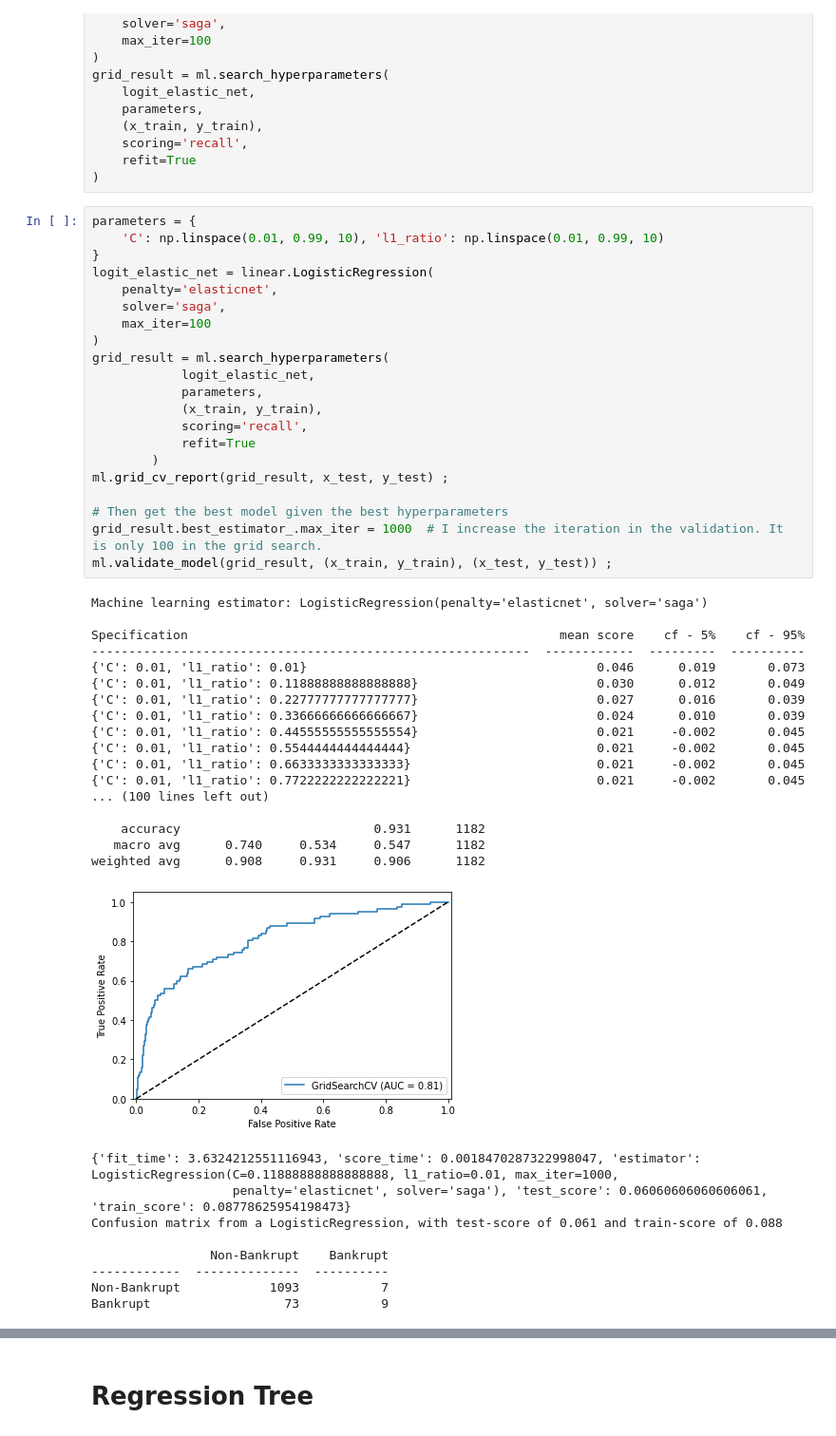
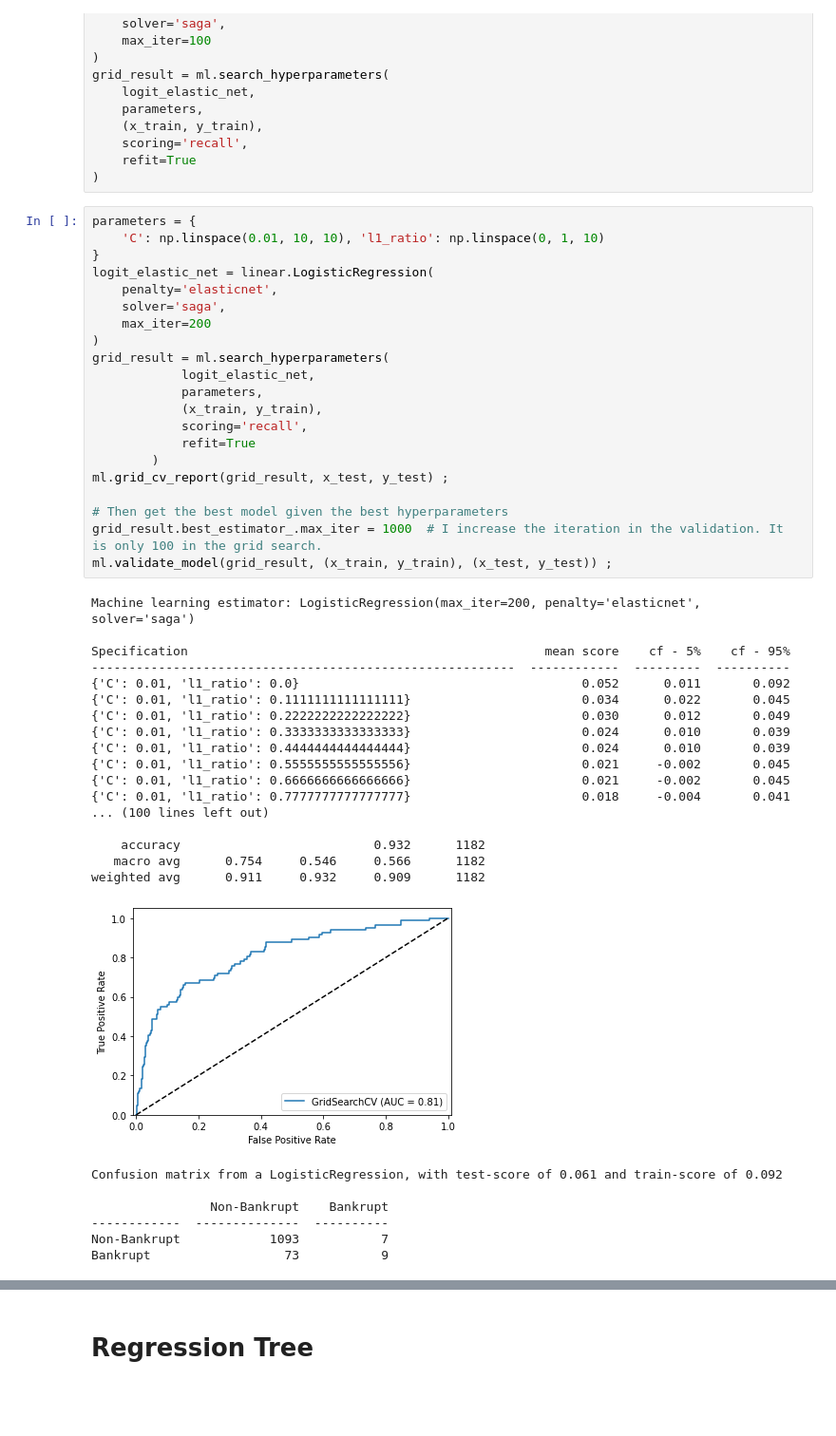
Before and after one commit to KarlTjensvoll/seminar_ml, a Jupyter notebook: code/python/karl_sandbox.ipynb, the cells around one changed output, grey strips where cells are left out. Shown at 95% size. Drawn from its saved outputs; the diff is of its cells as text; blank space fills up the shorter version.

```diff
--- a/code/python/karl_sandbox.ipynb
+++ b/code/python/karl_sandbox.ipynb
@@ -87,47 +87,45 @@ grid_result = ml.search_hyperparameters(
 )
 # %%
 parameters = {
-    'C': np.linspace(0.01, 0.99, 10), 'l1_ratio': np.linspace(0.01, 0.99, 10)
+    'C': np.linspace(0.01, 10, 10), 'l1_ratio': np.linspace(0, 1, 10)
 }
 logit_elastic_net = linear.LogisticRegression(
     penalty='elasticnet',
     solver='saga',
-    max_iter=100
+    max_iter=200
 )
 grid_result = ml.search_hyperparameters(
             logit_elastic_net,
             parameters,
             (x_train, y_train),
             scoring='recall',
             refit=True
         )
 ml.grid_cv_report(grid_result, x_test, y_test) ;
 
 # Then get the best model given the best hyperparameters
 grid_result.best_estimator_.max_iter = 1000  # I increase the iteration in the validation. It is only 100 in the grid search.
 ml.validate_model(grid_result, (x_train, y_train), (x_test, y_test)) ;
 # %% [output]
-Machine learning estimator: LogisticRegression(penalty='elasticnet', solver='saga')
+Machine learning estimator: LogisticRegression(max_iter=200, penalty='elasticnet', solver='saga')
 
-Specification                                                  mean score    cf - 5%    cf - 95%
------------------------------------------------------------  ------------  ---------  ----------
-{'C': 0.01, 'l1_ratio': 0.01}                                       0.046      0.019       0.073
-{'C': 0.01, 'l1_ratio': 0.11888888888888888}                        0.030      0.012       0.049
-{'C': 0.01, 'l1_ratio': 0.22777777777777777}                        0.027      0.016       0.039
-{'C': 0.01, 'l1_ratio': 0.33666666666666667}                        0.024      0.010       0.039
-{'C': 0.01, 'l1_ratio': 0.44555555555555554}                        0.021     -0.002       0.045
-{'C': 0.01, 'l1_ratio': 0.5544444444444444}                         0.021     -0.002       0.045
-{'C': 0.01, 'l1_ratio': 0.6633333333333333}                         0.021     -0.002       0.045
-{'C': 0.01, 'l1_ratio': 0.7722222222222221}                         0.021     -0.002       0.045
+Specification                                                mean score    cf - 5%    cf - 95%
+---------------------------------------------------------  ------------  ---------  ----------
+{'C': 0.01, 'l1_ratio': 0.0}                                      0.052      0.011       0.092
+{'C': 0.01, 'l1_ratio': 0.1111111111111111}                       0.034      0.022       0.045
+{'C': 0.01, 'l1_ratio': 0.2222222222222222}                       0.030      0.012       0.049
+{'C': 0.01, 'l1_ratio': 0.3333333333333333}                       0.024      0.010       0.039
+{'C': 0.01, 'l1_ratio': 0.4444444444444444}                       0.024      0.010       0.039
+{'C': 0.01, 'l1_ratio': 0.5555555555555556}                       0.021     -0.002       0.045
+{'C': 0.01, 'l1_ratio': 0.6666666666666666}                       0.021     -0.002       0.045
+{'C': 0.01, 'l1_ratio': 0.7777777777777777}                       0.018     -0.004       0.041
 ... (100 lines left out)
 
-    accuracy                          0.931      1182
-   macro avg      0.740     0.534     0.547      1182
-weighted avg      0.908     0.931     0.906      1182
+    accuracy                          0.932      1182
+   macro avg      0.754     0.546     0.566      1182
+weighted avg      0.911     0.932     0.909      1182
-[figure, old version]
+[figure, new version]
-{'fit_time': 3.6324212551116943, 'score_time': 0.0018470287322998047, 'estimator': LogisticRegression(C=0.11888888888888888, l1_ratio=0.01, max_iter=1000,
-                   penalty='elasticnet', solver='saga'), 'test_score': 0.06060606060606061, 'train_score': 0.08778625954198473}
-Confusion matrix from a LogisticRegression, with test-score of 0.061 and train-score of 0.088
+Confusion matrix from a LogisticRegression, with test-score of 0.061 and train-score of 0.092
 
                 Non-Bankrupt    Bankrupt
 ------------  --------------  ----------
```
Also changed, not shown: parts of 3 cells of this notebook.
